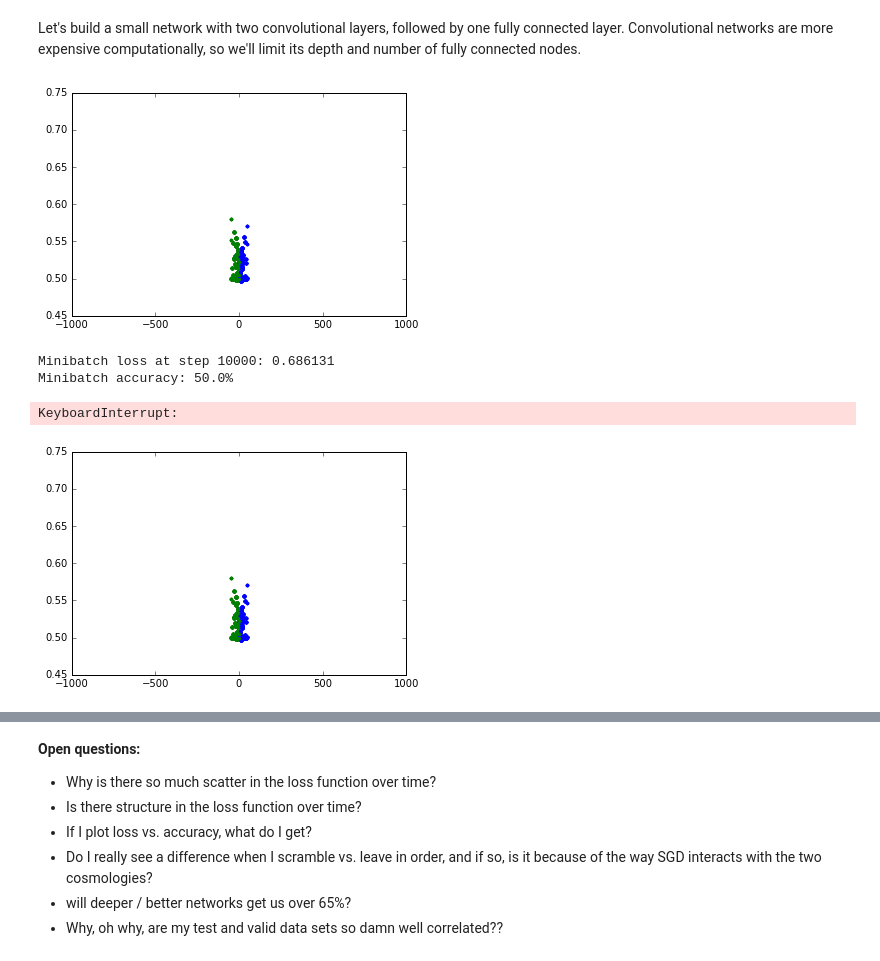
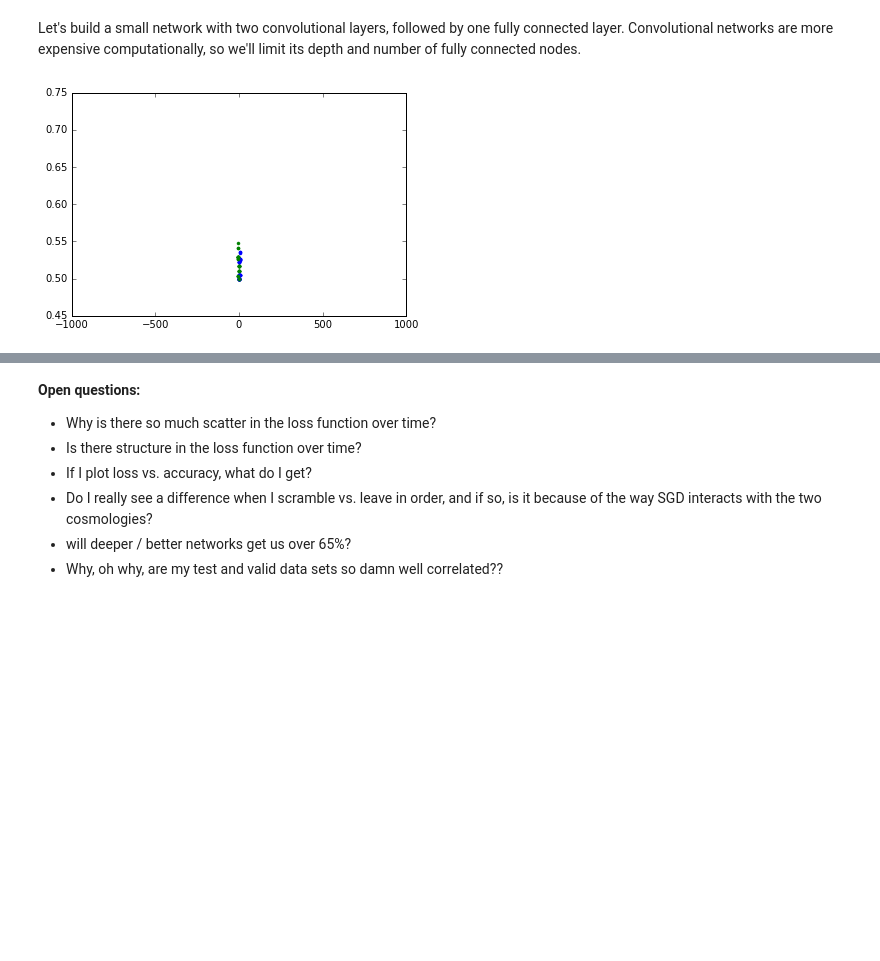
Before and after one commit to jrhastro/astroNN, a Jupyter notebook: conv_WL_devel.ipynb, the cells around one changed output, grey strips where cells are left out. Cells and saved outputs as stored; diff of their text form; code cells hidden in the pictures; blank space fills up the shorter version.

```diff
--- a/conv_WL_devel.ipynb
+++ b/conv_WL_devel.ipynb
@@ -22,13 +22,21 @@ def rebin(a, shape):
     sh = shape[0],a.shape[0]//shape[0],shape[1],a.shape[1]//shape[1]
     return a.reshape(sh).mean(-1).mean(1)
 
-def read_WL(path):
+def getFITS(imagename):
+    filename = whereami + '/' + path + imagename
+    f = fits.open(filename)
+    dataout = f[0].data
+
+    return dataout
+
+def read_WL(path,display=None):
     # this is a version to look at sigma8
     labels=['750', '850']
     imgs = np.zeros([2048/degrade, 2048/degrade, nct, len(labels)])
     for j, label in enumerate(labels):
         for i in range(nct):
             filename = whereami + '/' + path + 'smoothWL-conv_m-512b240_Om0.260_Ol0.740_w-1.000_ns0.960_si0.'+label+'_4096xy_000'+ np.str(i+1) +'r_0029p_0100z_og.gre.fit'
+            if display: print("i: %d  j: %d  name: %s" % (i, j, 'smoothWL-conv_m-512b240_Om0.260_Ol0.740_w-1.000_ns0.960_si0.'+label+'_4096xy_000'+ np.str(i+1) +'r_0029p_0100z_og.gre.fit'))
             f = fits.open(filename)
             imgs[:,:,i,j]=rebin(f[0].data, [2048/degrade, 2048/degrade])
 
@@ -89,7 +97,8 @@ def accuracy(predictions, labels):
           / predictions.shape[0])
 # %%
 # Set the paths to the raw data files
-whereami = '/Users/jhargis'
+whereami = '/home/jhargis'
+#whereami = '/Users/jhargis'
 path     = 'Dropbox/astroNN/wl_maps/'
 #whereami = '/Users/goldston'
 #whereami = '/Users/jegpeek'
@@ -105,7 +114,7 @@ path     = 'Dropbox/astroNN/wl_maps/'
 degrade=8
 nct = 9
 
-data, labels = read_WL(path)
+data, labels = read_WL(path,display=True)
 
 print "Data shape :",data.shape
 print "Labels     :",labels
@@ -212,10 +257,10 @@ print('Test set', test_dataset.shape, test_labels.shape)
 # %% [markdown]
 Let's build a small network with two convolutional layers, followed by one fully connected layer. Convolutional networks are more expensive computationally, so we'll limit its depth and number of fully connected nodes.
 # %%
-batch_size = 16
-patch_size = 5
-depth = 16
-num_hidden = 64
+batch_size = 16  # 16
+patch_size = 5    # 5
+depth = 16        # 16
+num_hidden = 256   # 64
 
 graph = tf.Graph()
 
@@ -228,10 +273,10 @@ with graph.as_default():
     tf_test_dataset = tf.constant(test_dataset)
 
     # Global Step
-    global_step = tf.Variable(1.)
-    learn_decay = 0.85
-    learning_rate = tf.train.exponential_decay(0.005, global_step, 10000, learn_decay, staircase=True )
-    #learning_rate = 0.005
+    #global_step = tf.Variable(1.)
+    #learn_decay = 0.85
+    #learning_rate = tf.train.exponential_decay(0.005, global_step, 10000, learn_decay, staircase=True)
+    learning_rate = 0.0005
 
     # Variables.
     layer1_weights = tf.Variable(tf.truncated_normal([patch_size, patch_size, num_channels, depth], stddev=0.1))
@@ -309,7 +354,7 @@ with graph.as_default():
 # %%
 # Run of TensorFlow without the permutations
 # but with the TensorBoard logging calls
-num_steps = 200001
+num_steps = 400001
 print_step = 200
 summary_step = 200
 losses = np.zeros((num_steps-1)/print_step+1)
@@ -321,39 +366,35 @@ p = 0
 with tf.Session(graph=graph) as session:
     tf.initialize_all_variables().run()
     summary_writer = tf.train.SummaryWriter(whereami+'/Documents/logs', session.graph_def)
     print('Initialized')
     for step in range(num_steps):
         offset = (step * batch_size) % (train_labels.shape[0] - batch_size)
         batch_data = train_dataset[offset:(offset + batch_size), :, :, :]
         batch_labels = train_labels[offset:(offset + batch_size), :]
         feed_dict = {tf_train_dataset : batch_data, tf_train_labels : batch_labels}
         summary, _, l, predictions = session.run([merged, optimizer, loss, train_prediction], feed_dict=feed_dict)
         if (step % print_step == 0):
             losses[q] = l
             acc_valid[q] = accuracy(valid_prediction.eval(), valid_labels)/100.0
             acc_test[q] = accuracy(test_prediction.eval(), test_labels)/100.0
             with tf.name_scope('test_accuracy'):
                 tf.scalar_summary('test_accuracy', acc_test[q])
             q += 1
             plt.plot(np.arange(0,(num_steps-1)/print_step+1), acc_valid, '.', color='b')
             plt.plot((-1)*np.arange(0,(num_steps-1)/print_step+1),acc_test, '.', color='g')
             plt.ylim([0.45, 0.75])
             plt.xlim([-1000, 1000])
             display.clear_output(wait=True)
             display.display(plt.gcf())
             print('Minibatch loss at step %d: %f' % (step, l))
-            print('Minibatch accuracy: %.1f%%' % accuracy(predictions, batch_labels))
+            #print('Minibatch accuracy: %.1f%%' % accuracy(predictions, batch_labels))
             #print('Validation accuracy: %.1f%%' % accuracy(valid_prediction.eval(), valid_labels))
         if (step % summary_step == 0):
             summary_writer.add_summary(summary, p)
             p += 1
     print('Test accuracy: %.1f%%' % accuracy(test_prediction.eval(), test_labels))
 # %% [output]
-[figure, old version]
+[figure, new version]
-Minibatch loss at step 10000: 0.686131
-Minibatch accuracy: 50.0%
-KeyboardInterrupt:
-[figure, removed]
 # %%
 permutation = np.random.permutation(train_labels.shape[0])
 train_dataset = train_dataset[permutation,:,:]
```
Also changed, not shown: parts of 6 cells of this notebook, 2 other files.
